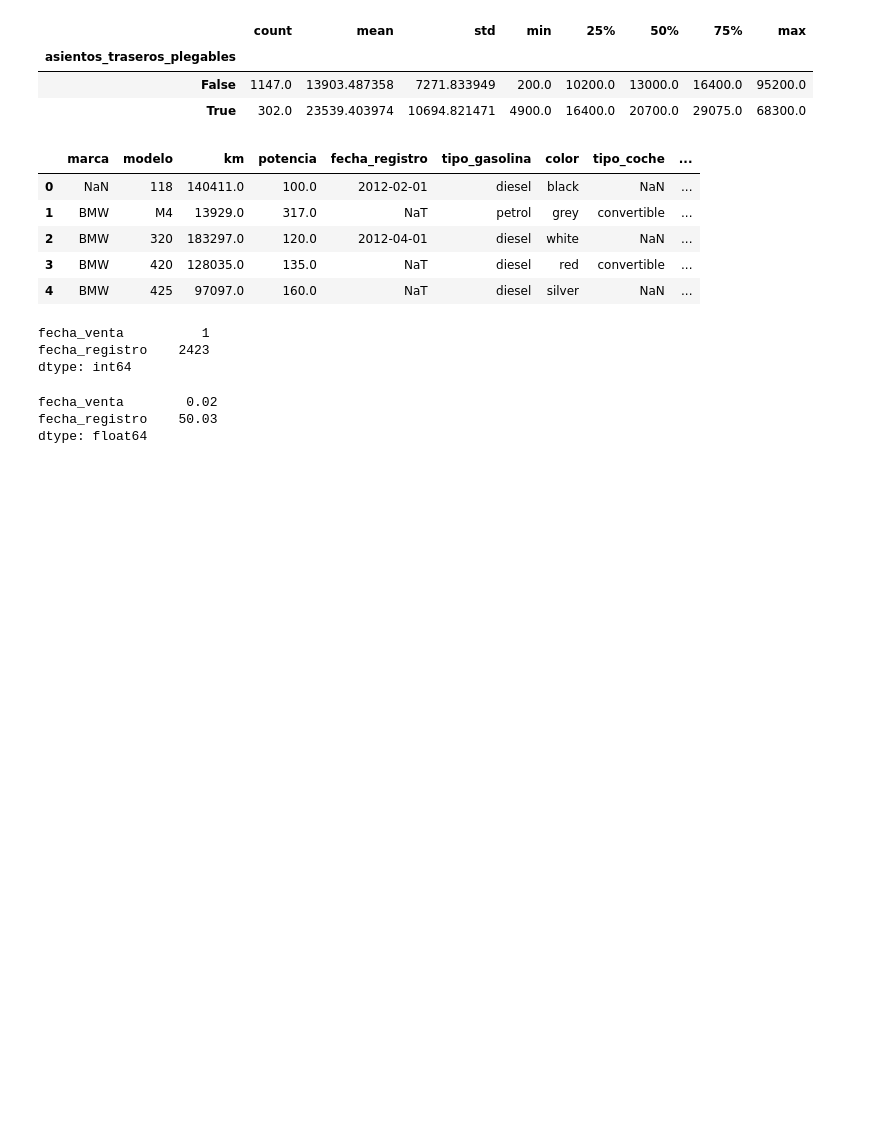
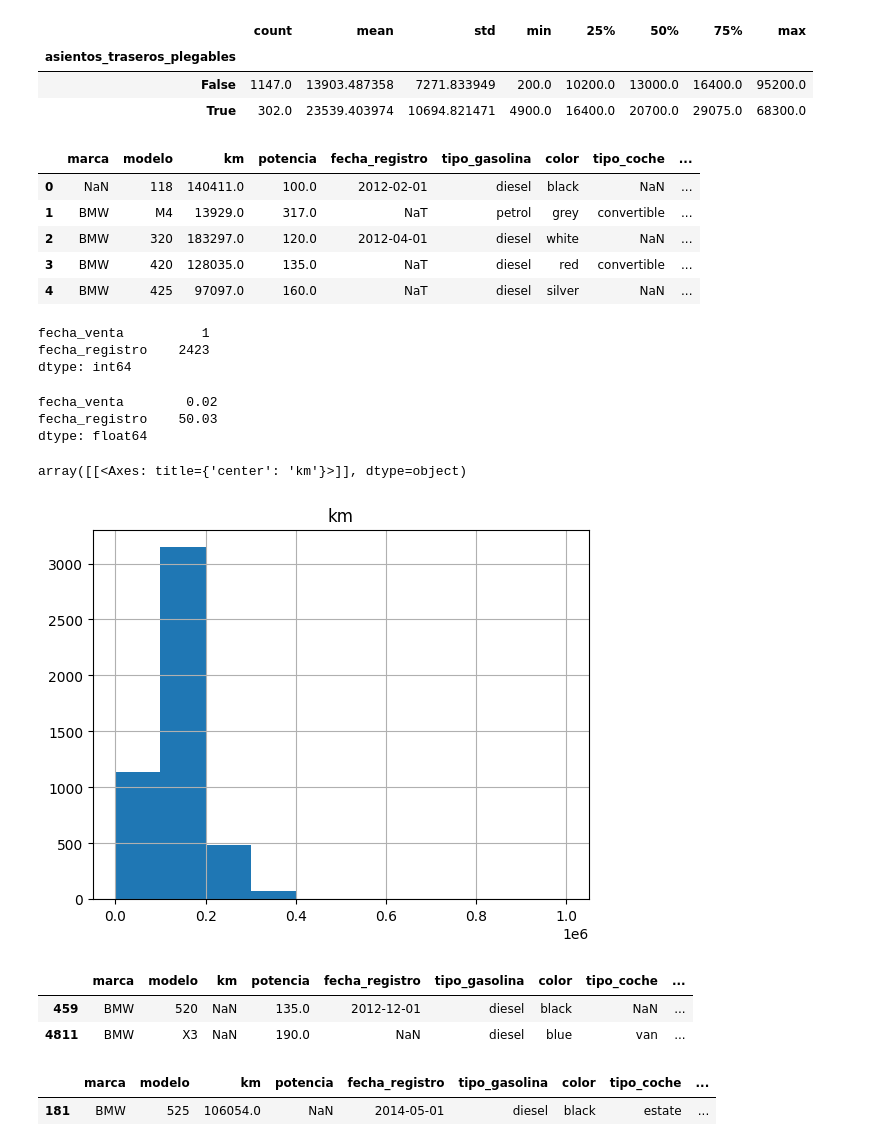
Before and after one commit to JuanCeruso/DataPreparation, a Jupyter notebook: DataPreparation.ipynb, the cells around one changed output. Cells and saved outputs as stored; diff of their text form; code cells hidden in the pictures; blank space fills up the shorter version.

```diff
--- a/DataPreparation.ipynb
+++ b/DataPreparation.ipynb
@@ -366,3 +366,19 @@ dtype: int64
 fecha_venta        0.02
 fecha_registro    50.03
 dtype: float64
+# %%
+df_cars.hist('km')
+# %% [output]
+array([[<Axes: title={'center': 'km'}>]], dtype=object)
+[figure, added]
+# %%
+df_cars[df_cars["km"].isnull()]
+# %% [output]
+|  | marca | modelo | km | potencia | fecha_registro | tipo_gasolina | color | tipo_coche | ... |
+| 459 | BMW | 520 | NaN | 135.0 | 2012-12-01 | diesel | black | NaN | ... |
+| 4811 | BMW | X3 | NaN | 190.0 | NaN | diesel | blue | van | ... |
+# %%
+df_cars[df_cars["potencia"].isnull()]
+# %% [output]
+|  | marca | modelo | km | potencia | fecha_registro | tipo_gasolina | color | tipo_coche | ... |
+| 181 | BMW | 525 | 106054.0 | NaN | 2014-05-01 | diesel | black | estate | ... |
```
Also changed, not shown: parts of 13 cells of this notebook.
